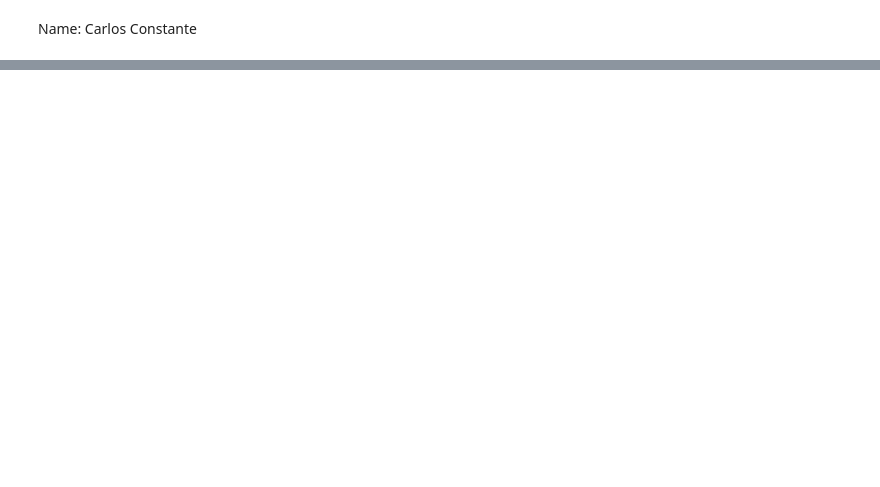
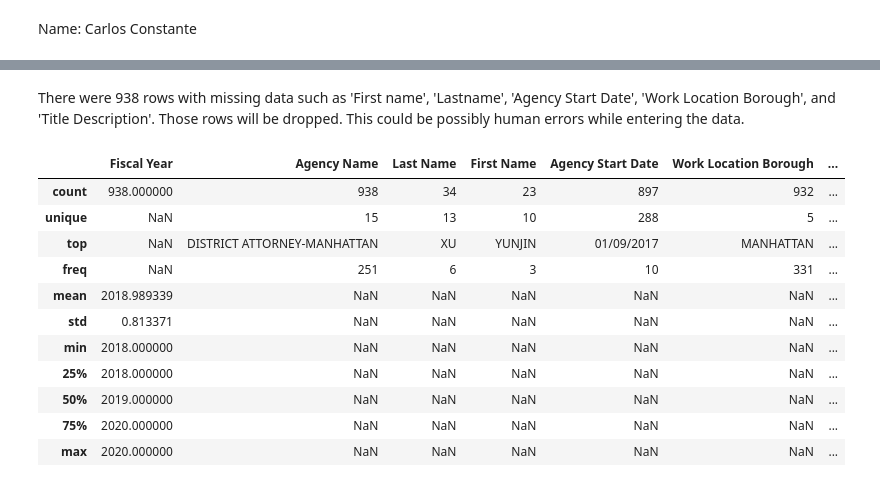
Before and after one commit to carlos-constante/MAT-796-Indepedent-Study-Project, a Jupyter notebook: Project_Carlos_Constante.ipynb, the cells around one changed output, grey strips where cells are left out. Drawn from its saved outputs; the diff is of its cells as text; code cells hidden in the pictures; blank space fills up the shorter version.

Commit message:
new data

```diff
--- a/Project_Carlos_Constante.ipynb
+++ b/Project_Carlos_Constante.ipynb
@@ -157,0 +217,17 @@ KeyError: 'Mid Init'
+# %% [markdown]
+There were 938 rows with missing data such as 'First name', 'Lastname', 'Agency Start Date', 'Work Location Borough', and 'Title Description'. Those rows will be dropped. This could be possibly human errors while entering the data.
+# %%
+sal[nan_filter].describe(include = 'all')
+# %% [output]
+|  | Fiscal Year | Agency Name | Last Name | First Name | Agency Start Date | Work Location Borough | ... |
+| count | 938.000000 | 938 | 34 | 23 | 897 | 932 | ... |
+| unique | NaN | 15 | 13 | 10 | 288 | 5 | ... |
+| top | NaN | DISTRICT ATTORNEY-MANHATTAN | XU | YUNJIN | 01/09/2017 | MANHATTAN | ... |
+| freq | NaN | 251 | 6 | 3 | 10 | 331 | ... |
+| mean | 2018.989339 | NaN | NaN | NaN | NaN | NaN | ... |
+| std | 0.813371 | NaN | NaN | NaN | NaN | NaN | ... |
+| min | 2018.000000 | NaN | NaN | NaN | NaN | NaN | ... |
+| 25% | 2018.000000 | NaN | NaN | NaN | NaN | NaN | ... |
+| 50% | 2019.000000 | NaN | NaN | NaN | NaN | NaN | ... |
+| 75% | 2020.000000 | NaN | NaN | NaN | NaN | NaN | ... |
+| max | 2020.000000 | NaN | NaN | NaN | NaN | NaN | ... |
```
Also changed, not shown: parts of 40 cells of this notebook, 4 other files.
